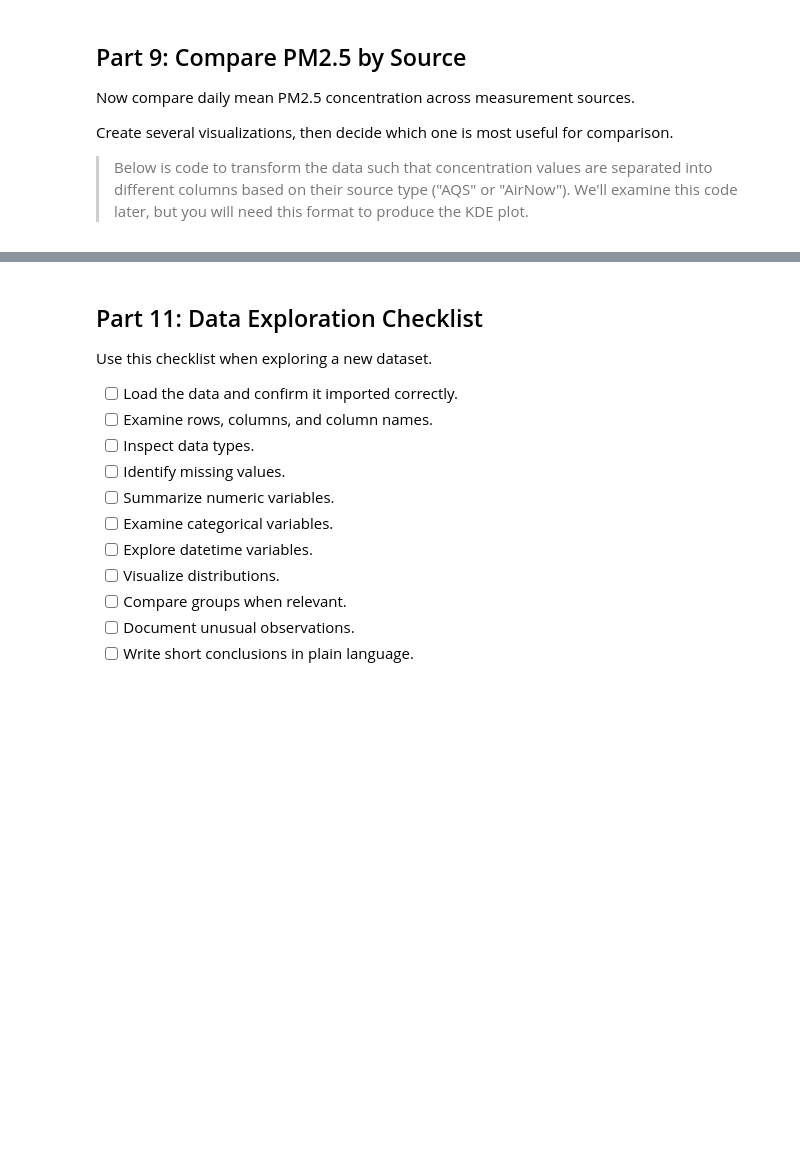
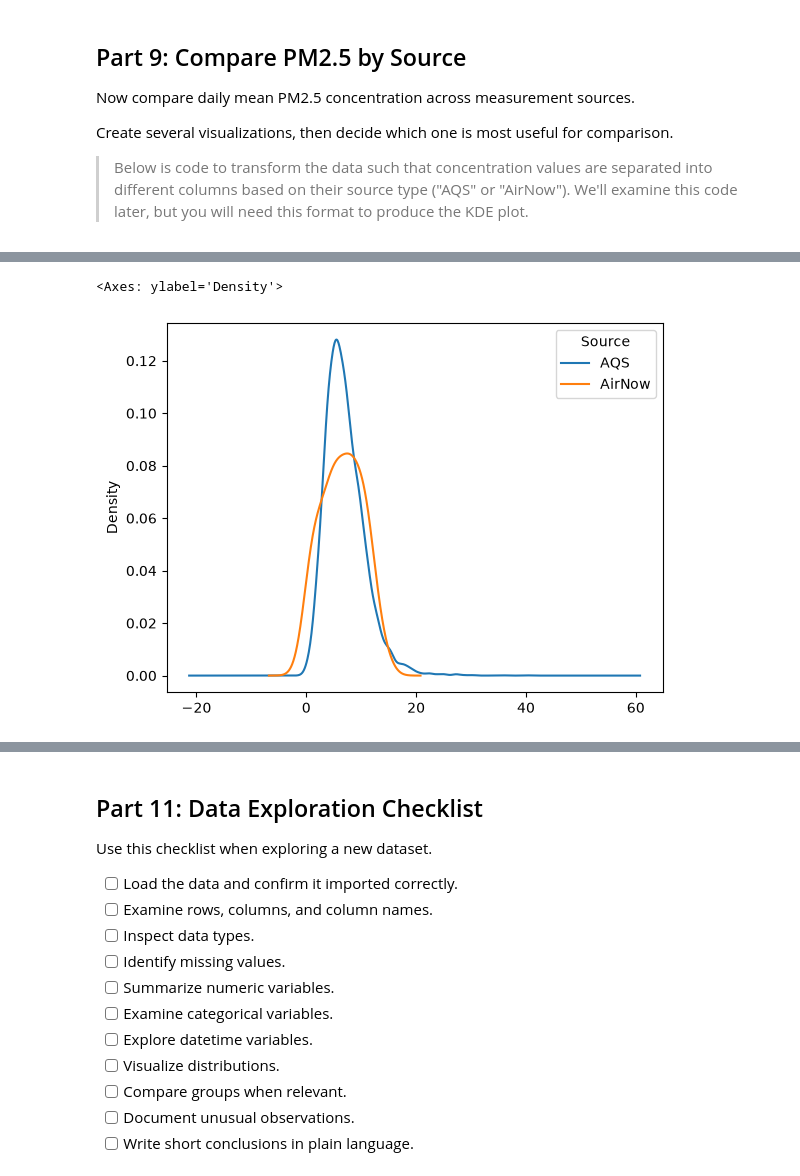
Before and after one commit to matt-swire-duke/ENV700, a Jupyter notebook: lessons/M3/M3-L-data-exploration-3-lab.ipynb, the cells around one changed output, grey strips where cells are left out. Cells and saved outputs as stored; diff of their text form; code cells hidden in the pictures; blank space fills up the shorter version.

```diff
--- a/lessons/M3/M3-L-data-exploration-3-lab.ipynb
+++ b/lessons/M3/M3-L-data-exploration-3-lab.ipynb
@@ -430,9 +481,9 @@ Create several visualizations, then decide which one is most useful for comparis
 pm25_wide = pm25.pivot_table(
     index = ['Site ID','Date'],
     columns = 'Source',
-    values = conc_col,
+    values = daily_conc,
     aggfunc = 'mean'
 ).reset_index()
 
 #Show the data
-pm25_wide.head()
+pm25_wide.tail()
@@ -439,6 +497,12 @@ pm25_wide.head()
 # %%
 # Create overlaid density (KDE) curves comparing PM2.5 concentration by source.
 # Use Pandas .plot(kind='kde').
+
+pm25_wide[['AQS','AirNow']].plot(
+    kind='kde')
+# %% [output]
+<Axes: ylabel='Density'>
+[figure, added]
 # %%
 # Create a box plot comparing PM2.5 concentration by source.
 # Hint: use Pandas .plot(kind='box', by='Source') or DataFrame.boxplot().
```
Also changed, not shown: parts of 12 cells of this notebook, 2 other files.
